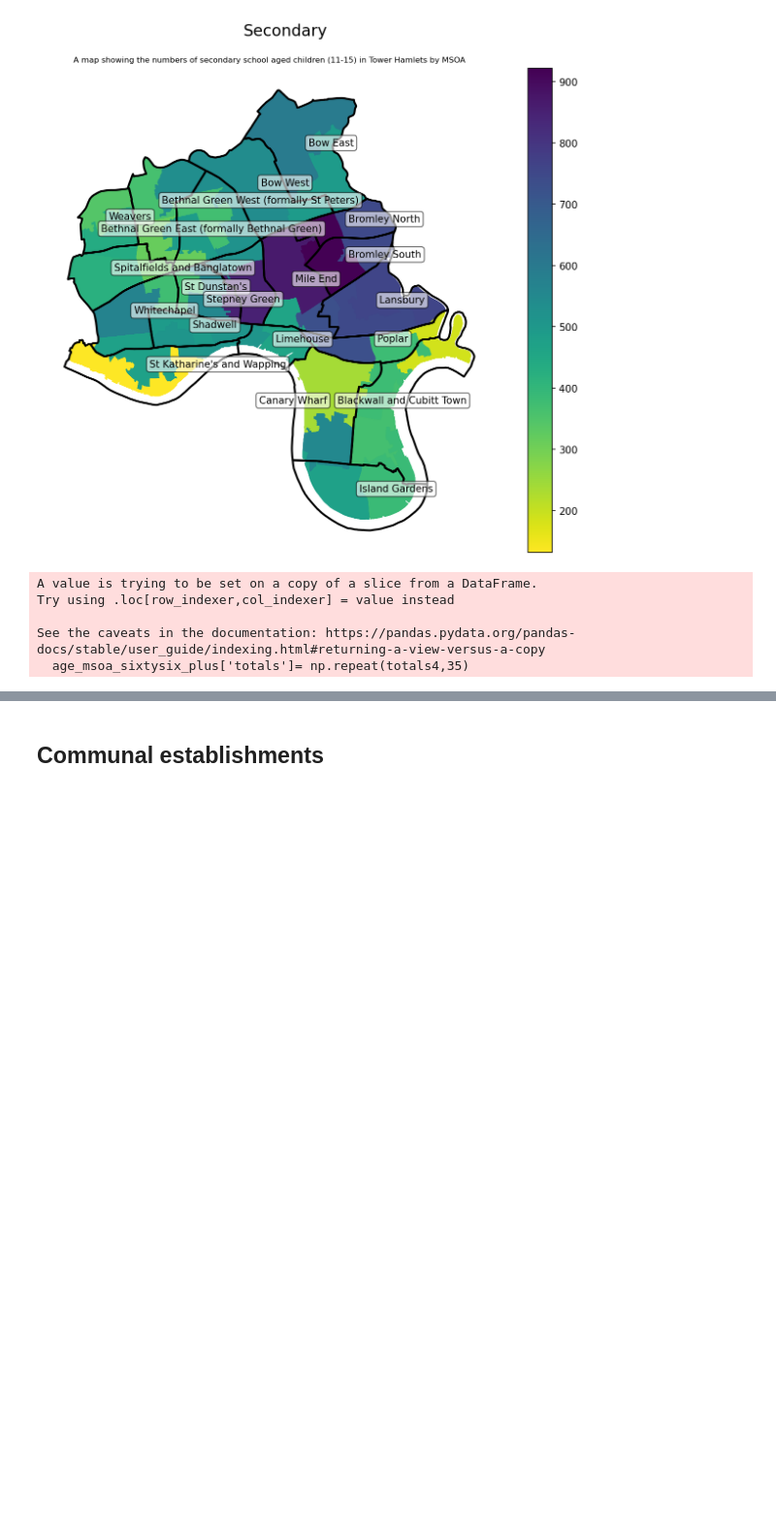
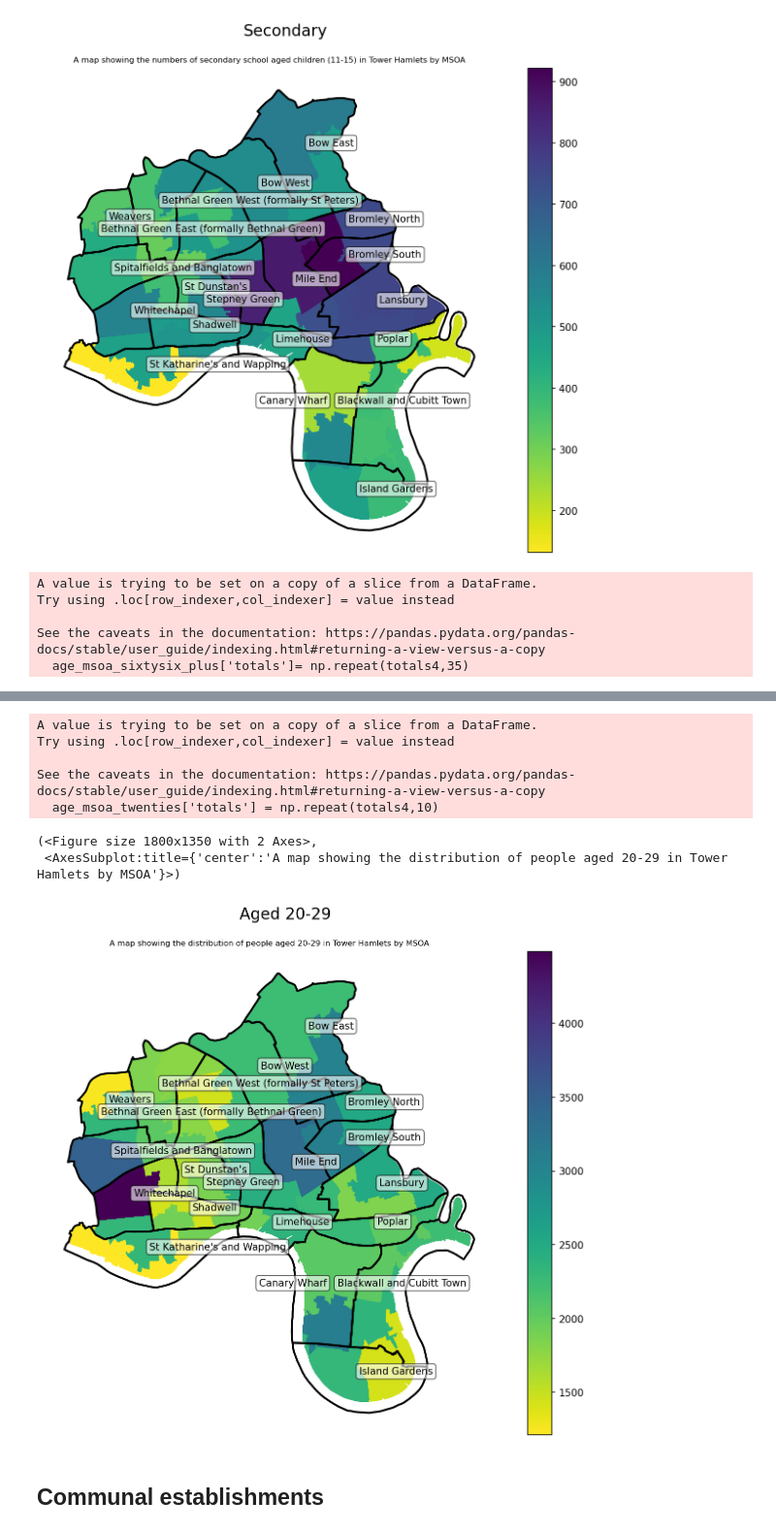
Before and after one commit to data-hamlets/census-data, a Jupyter notebook: notebooks/1.1-jl-census-2021-mapping.ipynb, the cells around one changed output, grey strips where cells are left out. Shown at 97% size. Saved outputs shown, nothing was run; the diff lists cells and outputs as text; code cells hidden in the pictures; blank space fills up the shorter version.

```diff
--- a/notebooks/1.1-jl-census-2021-mapping.ipynb
+++ b/notebooks/1.1-jl-census-2021-mapping.ipynb
@@ -130,7 +130,7 @@ wd22= wd22.apply(lambda x: x.replace({'Bethnal Green East':'Bethnal Green East (
 ## functions
 # %%
 def spatialise_data(gdf, df, left_on="LSOA11CD", right_on=''):
-    """add spatial coordinates to a dataset containing LSOA/MSOA codes
+    """add spatial coordinates from gdf to df containing LSOA codes (removes any df rows that don't match)
 
     Args: gdf, df, left_on="LSOA11CD", right_on=''
     Returns: geographies plus data (geodataframe)
@@ -422,3 +437,36 @@ spatial_plot(
+# %%
+#FILTER DEMOGRAPHY DATASET FOR 20s
+
+pattern= '20|21|22|23|24|25|26|27|28|29'
+
+age_msoa['twenties'] = age_msoa['Age (101 categories) Label'].str.contains(pattern,
+case=False, na=False)
+age_msoa_twenties = age_msoa[age_msoa['twenties']==True]
+# %%
+#FIND TOTALS OF 20s FOR EACH MSOA
+
+totals4 = age_msoa_twenties.groupby('Middle Layer Super Output Areas Code')['Count'].sum().to_list()
+age_msoa_twenties['totals'] = np.repeat(totals4,10)
+# %% [output]
+A value is trying to be set on a copy of a slice from a DataFrame.
+Try using .loc[row_indexer,col_indexer] = value instead
+
+See the caveats in the documentation: https://pandas.pydata.org/pandas-docs/stable/user_guide/indexing.html#returning-a-view-versus-a-copy
+  age_msoa_twenties['totals'] = np.repeat(totals4,10)
+# %%
+#PLOT DISTRIBUTION OF 20s IN TOWER HAMLETS BY MSOA
+
+spatial_plot(
+    spatialise_data(msoa_gdf, age_msoa_twenties, left_on="MSOA21CD", right_on="Middle Layer Super Output Areas Code"),
+    column="totals",
+    suptitle="Aged 20-29",
+    title="A map showing the distribution of people aged 20-29 in Tower Hamlets by MSOA",
+    cmap="viridis_r"
+)
+# %% [output]
+(<Figure size 1800x1350 with 2 Axes>,
+ <AxesSubplot:title={'center':'A map showing the distribution of people aged 20-29 in Tower Hamlets by MSOA'}>)
+[figure, added]
 # %% [markdown]
 Communal establishments
 --
```
Also changed, not shown: parts of 2 cells of this notebook.
